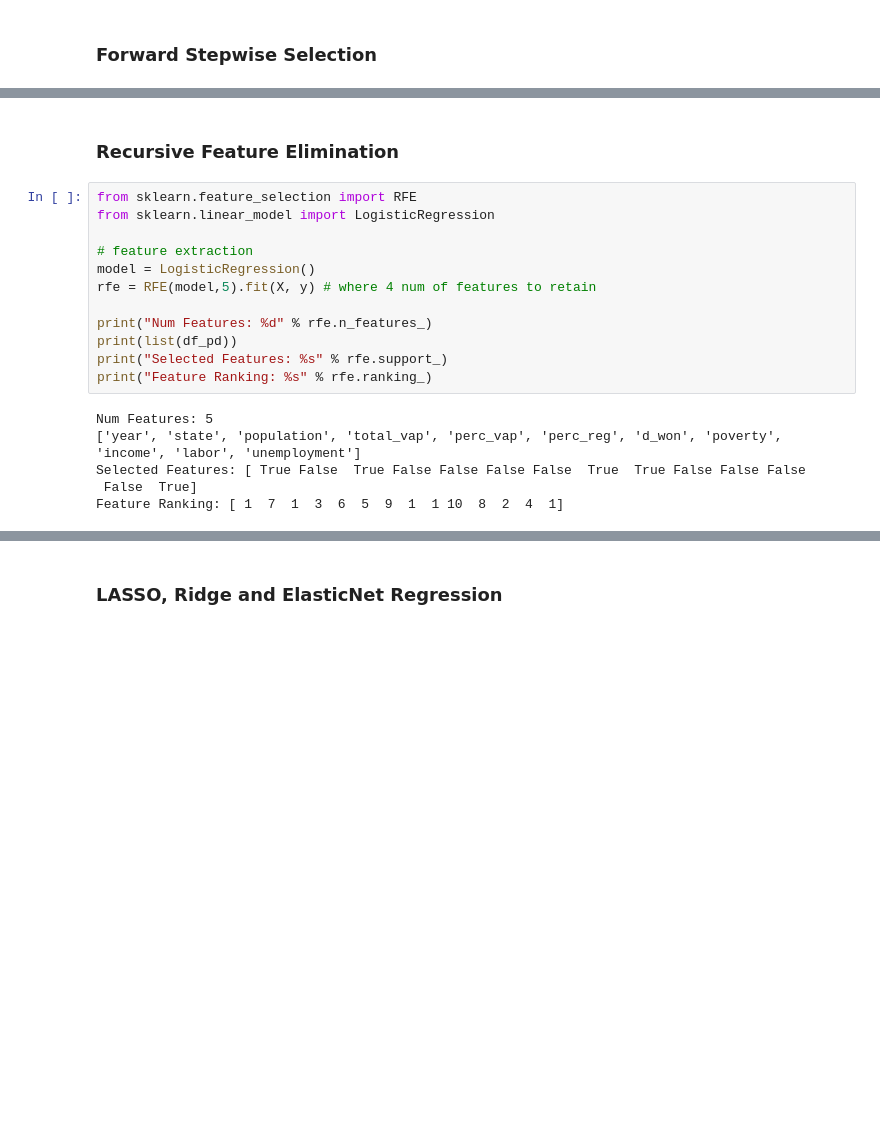
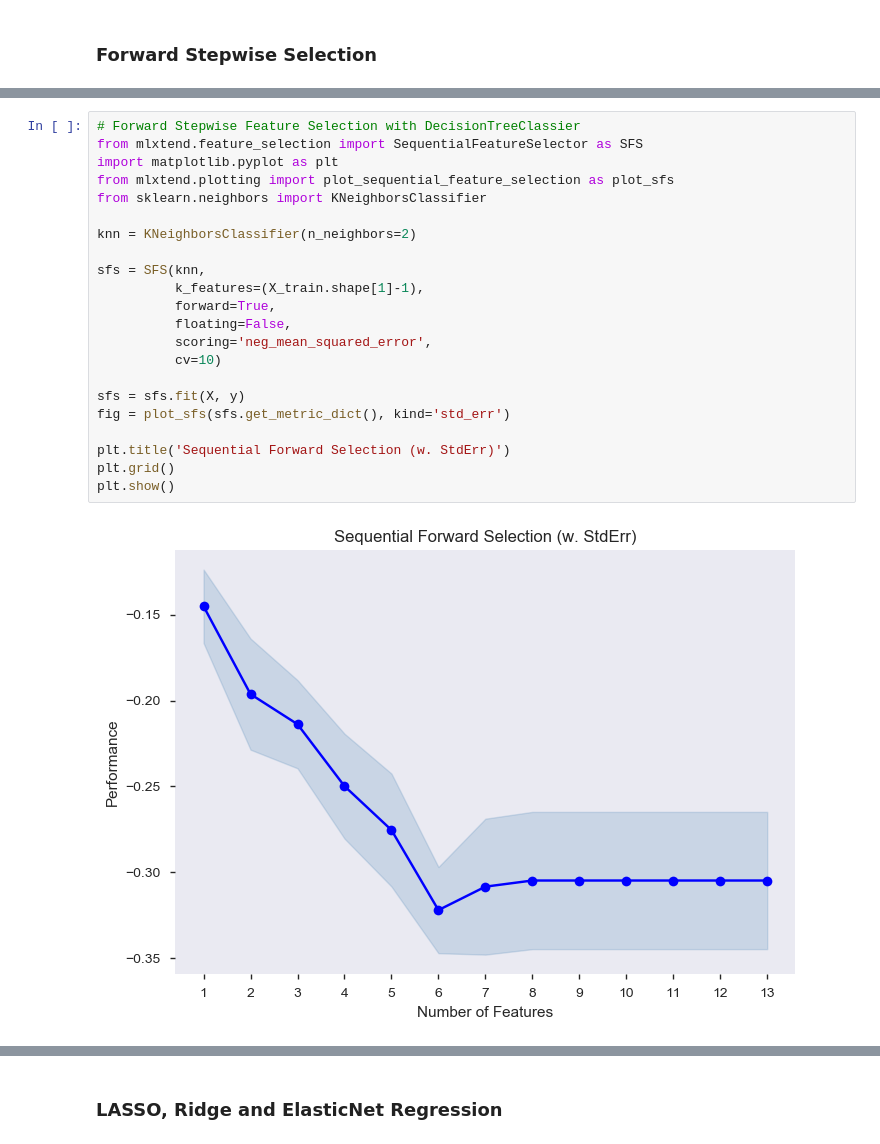
Before and after one commit to eluns/DATASCI420, a Jupyter notebook: Elizabeth-Lunsford-M02-Capstone-Checkin.ipynb, the cells around one changed output, grey strips where cells are left out. Saved outputs shown, nothing was run; the diff lists cells and outputs as text; blank space fills up the shorter version.

```diff
--- a/Elizabeth-Lunsford-M02-Capstone-Checkin.ipynb
+++ b/Elizabeth-Lunsford-M02-Capstone-Checkin.ipynb
@@ -305,20 +285,24 @@ plt.show()
-# %% [markdown]
-### Recursive Feature Elimination
-# %%
-from sklearn.feature_selection import RFE
-from sklearn.linear_model import LogisticRegression
-
-# feature extraction
-model = LogisticRegression()
-rfe = RFE(model,5).fit(X, y) # where 4 num of features to retain
-
-print("Num Features: %d" % rfe.n_features_)
-print(list(df_pd))
-print("Selected Features: %s" % rfe.support_)
-print("Feature Ranking: %s" % rfe.ranking_)
-# %% [output]
-Num Features: 5
-['year', 'state', 'population', 'total_vap', 'perc_vap', 'perc_reg', 'd_won', 'poverty', 'income', 'labor', 'unemployment']
-Selected Features: [ True False  True False False False False  True  True False False False
- False  True]
-Feature Ranking: [ 1  7  1  3  6  5  9  1  1 10  8  2  4  1]
+# %%
+# Forward Stepwise Feature Selection with DecisionTreeClassier
+from mlxtend.feature_selection import SequentialFeatureSelector as SFS
+import matplotlib.pyplot as plt
+from mlxtend.plotting import plot_sequential_feature_selection as plot_sfs
+from sklearn.neighbors import KNeighborsClassifier
+
+knn = KNeighborsClassifier(n_neighbors=2)
+
+sfs = SFS(knn,
+          k_features=(X_train.shape[1]-1),
+          forward=True,
+          floating=False,
+          scoring='neg_mean_squared_error',
+          cv=10)
+
+sfs = sfs.fit(X, y)
+fig = plot_sfs(sfs.get_metric_dict(), kind='std_err')
+
+plt.title('Sequential Forward Selection (w. StdErr)')
+plt.grid()
+plt.show()
+# %% [output]
+[figure, added]
```
Also changed, not shown: parts of 28 cells of this notebook.
